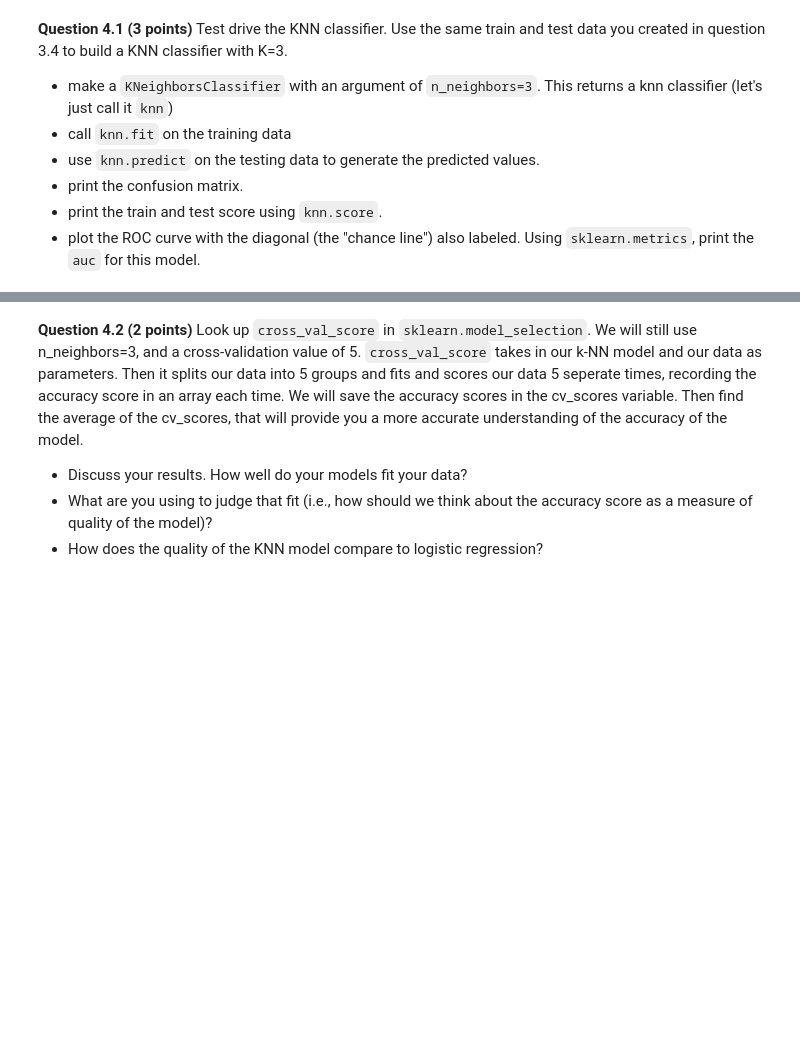
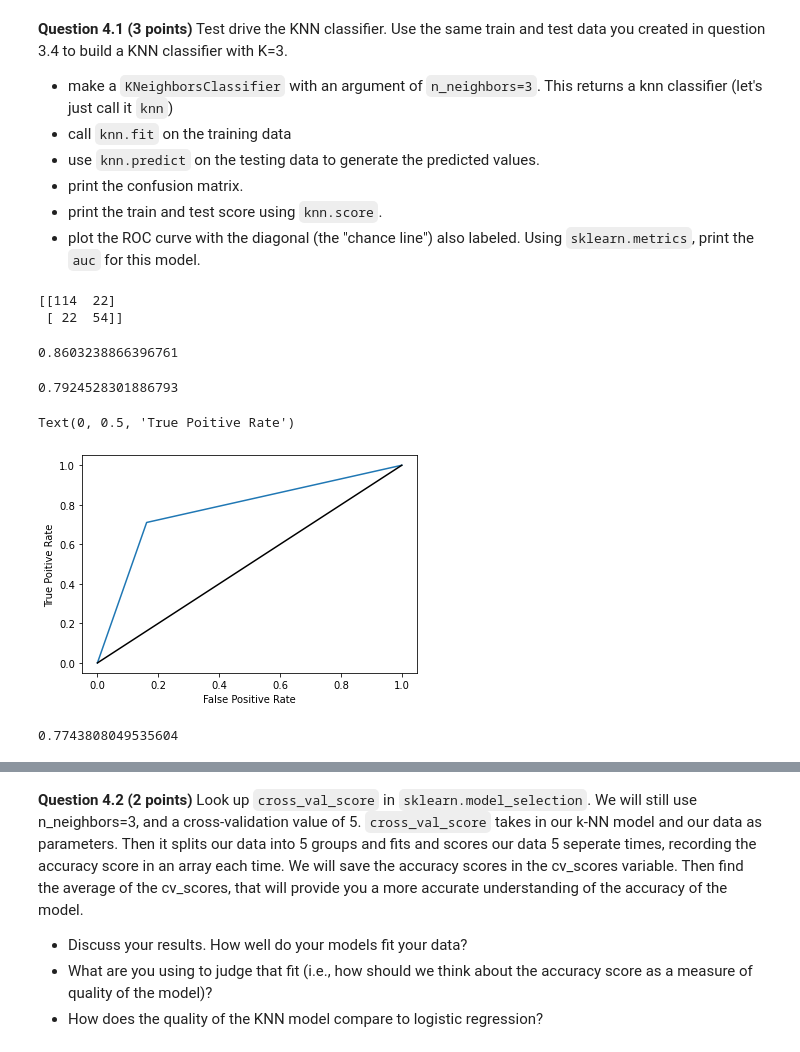
Before and after one commit to BergBrae/cmse202-f20-turnin, a Jupyter notebook: hw-03/HW-03_GitML-STUDENT.ipynb, the cells around one changed output, grey strips where cells are left out. Saved outputs shown, nothing was run; the diff lists cells and outputs as text; code cells hidden in the pictures; blank space fills up the shorter version.

```diff
--- a/hw-03/HW-03_GitML-STUDENT.ipynb
+++ b/hw-03/HW-03_GitML-STUDENT.ipynb
@@ -132,0 +187,9 @@ In the next part we will build a logistic regression model for the data classifi
+# %%
+filtdata2 = filtdata.drop(['mcg', 'alm'], axis=1)
+x_train, x_test, y_train, y_test = train_test_split(filtdata2, filtlabels, train_size=.7)
+
+logit_model=sm.Logit(y_train.astype(int),x_train)
+result=logit_model.fit()
+
+y_pred = round(result.predict(x_test)).astype(int)
+metrics.accuracy_score(y_test.astype(int), y_pred)
@@ -149,3 +215,36 @@ In the next part we will be building a class that will use the k-nearest neighbo
+# %%
+y_train = y_train.astype(int)
+y_test = y_test.astype(int)
+# %%
+knn = KNeighborsClassifier(n_neighbors=3)
+fit = knn.fit(x_train, y_train)
+predict = fit.predict(x_test)
+print(metrics.confusion_matrix(y_test, predict))
+# %% [output]
+[[114  22]
+ [ 22  54]]
+# %%
+knn.score(x_train, y_train)
+# %% [output]
+0.8603238866396761
+# %%
+knn.score(x_test, y_test)
+# %% [output]
+0.7924528301886793
+# %%
+fpr, tpr, thresholds = metrics.roc_curve(y_test, predict)
+roc_auc = metrics.auc(fpr, tpr)
+plt.plot(fpr, tpr)
+plt.plot(np.linspace(0,1,100), np.linspace(0,1,100), color='black')
+plt.xlabel('False Positive Rate')
+plt.ylabel('True Poitive Rate')
+# %% [output]
+Text(0, 0.5, 'True Poitive Rate')
+[figure, added]
+# %%
+roc_auc
+# %% [output]
+0.7743808049535604
 # %% [markdown]
 ## k-Fold Cross-Validation
 Cross-validation is when the dataset is randomly split up into ‘k’ groups. One of the groups is used as the test set and the rest are used as the training set. The model is trained on the training set and scored on the test set. Then the process is repeated until each unique group as been used as the test set.
```
Also changed, not shown: parts of 36 cells of this notebook, 2 other files.
